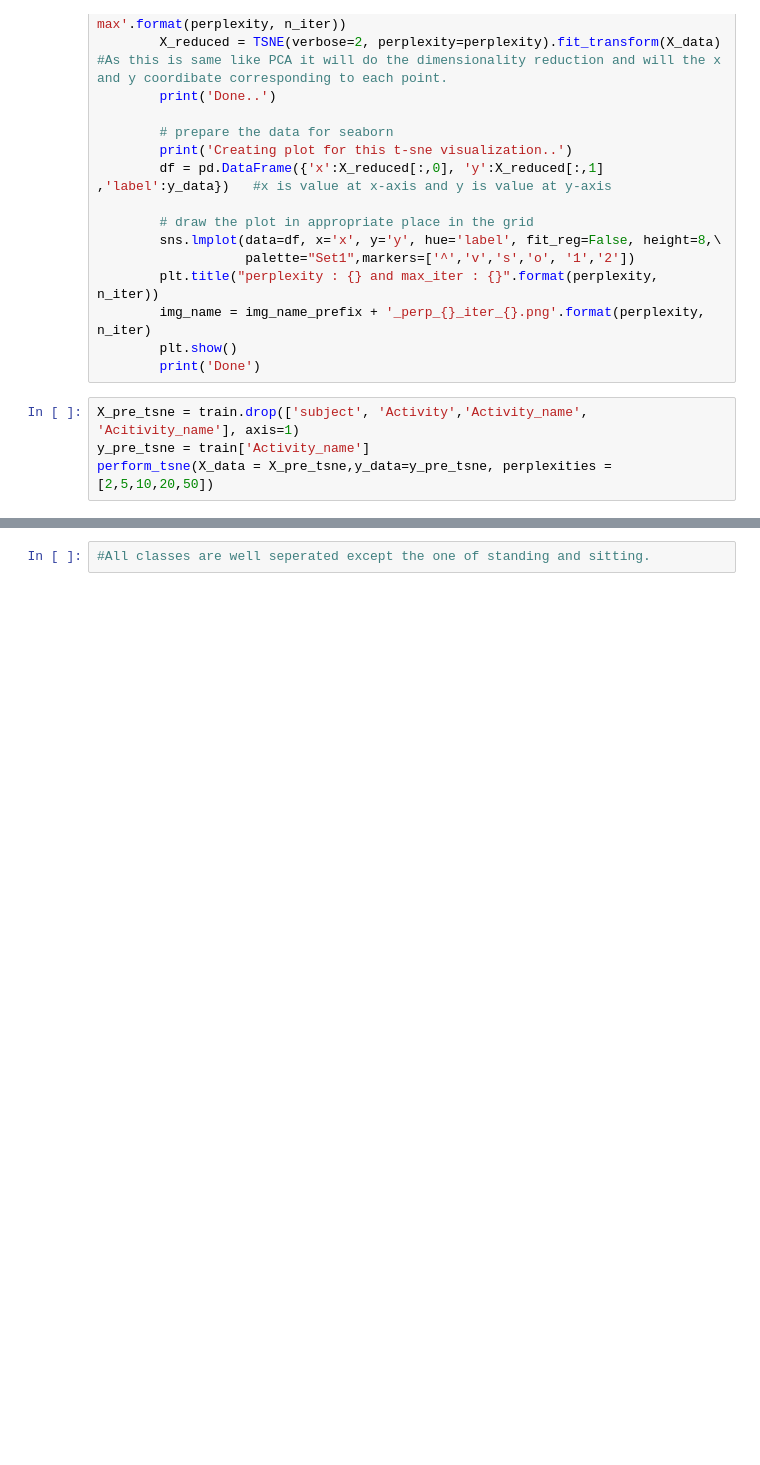
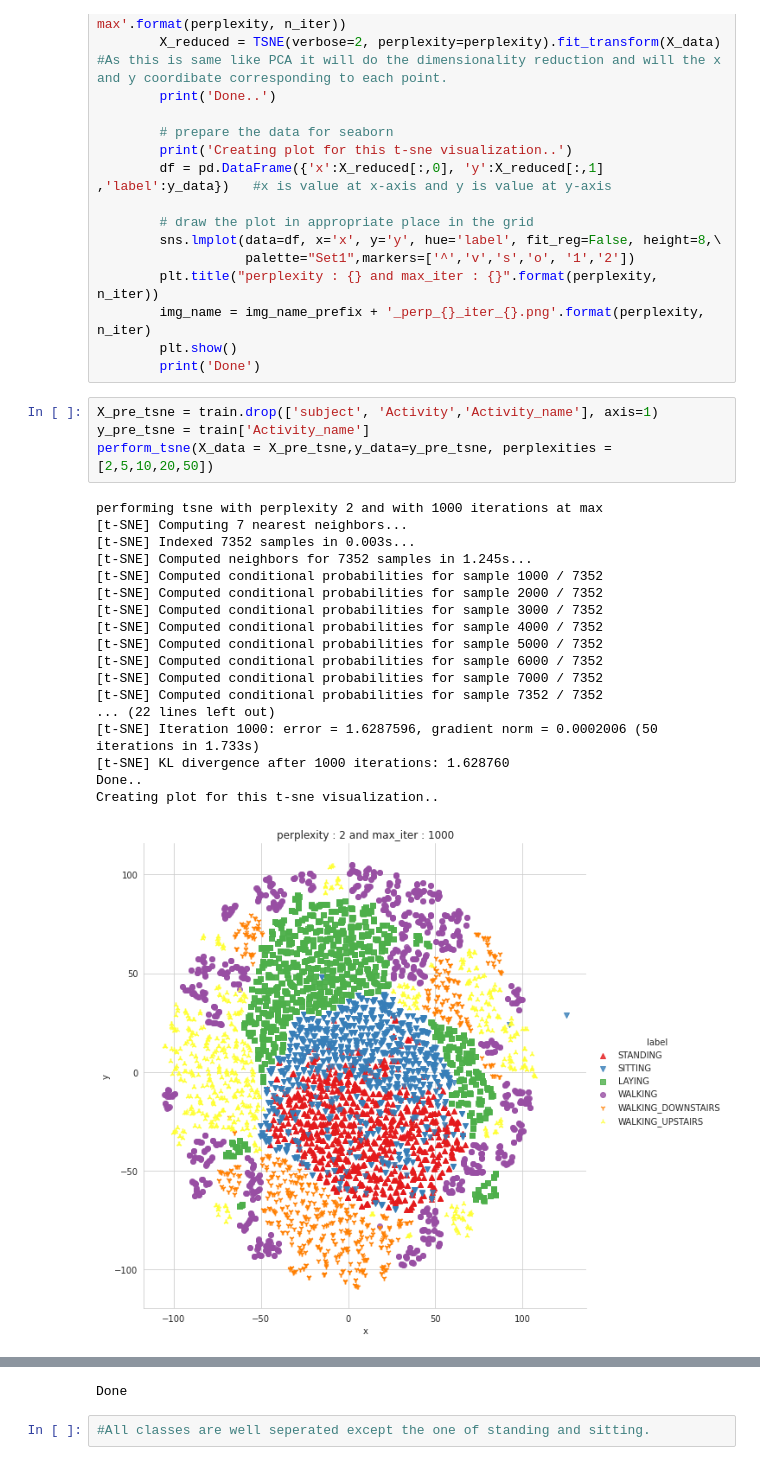
Before and after one commit to Prasun1608/Machine-Learning-Projects, a Jupyter notebook: human-activity.ipynb, the cells around one changed output, grey strips where cells are left out. Saved outputs shown, nothing was run; the diff lists cells and outputs as text; blank space fills up the shorter version.

```diff
--- a/human-activity.ipynb
+++ b/human-activity.ipynb
@@ -613,6 +773,25 @@ def perform_tsne(X_data, y_data, perplexities, n_iter=1000, img_name_prefix='t-s
         plt.show()
         print('Done')
 # %%
-X_pre_tsne = train.drop(['subject', 'Activity','Activity_name', 'Acitivity_name'], axis=1)
+X_pre_tsne = train.drop(['subject', 'Activity','Activity_name'], axis=1)
 y_pre_tsne = train['Activity_name']
 perform_tsne(X_data = X_pre_tsne,y_data=y_pre_tsne, perplexities =[2,5,10,20,50])
+# %% [output]
+performing tsne with perplexity 2 and with 1000 iterations at max
+[t-SNE] Computing 7 nearest neighbors...
+[t-SNE] Indexed 7352 samples in 0.003s...
+[t-SNE] Computed neighbors for 7352 samples in 1.245s...
+[t-SNE] Computed conditional probabilities for sample 1000 / 7352
+[t-SNE] Computed conditional probabilities for sample 2000 / 7352
+[t-SNE] Computed conditional probabilities for sample 3000 / 7352
+[t-SNE] Computed conditional probabilities for sample 4000 / 7352
+[t-SNE] Computed conditional probabilities for sample 5000 / 7352
+[t-SNE] Computed conditional probabilities for sample 6000 / 7352
+[t-SNE] Computed conditional probabilities for sample 7000 / 7352
+[t-SNE] Computed conditional probabilities for sample 7352 / 7352
+... (22 lines left out)
+[t-SNE] Iteration 1000: error = 1.6287596, gradient norm = 0.0002006 (50 iterations in 1.733s)
+[t-SNE] KL divergence after 1000 iterations: 1.628760
+Done..
+Creating plot for this t-sne visualization..
+[figure, added]
@@ -619,2 +870,3 @@ perform_tsne(X_data = X_pre_tsne,y_data=y_pre_tsne, perplexities =[2,5,10,20,50]
+Done
 # %%
 #All classes are well seperated except the one of standing and sitting.
```
Also changed, not shown: parts of 33 cells of this notebook.
